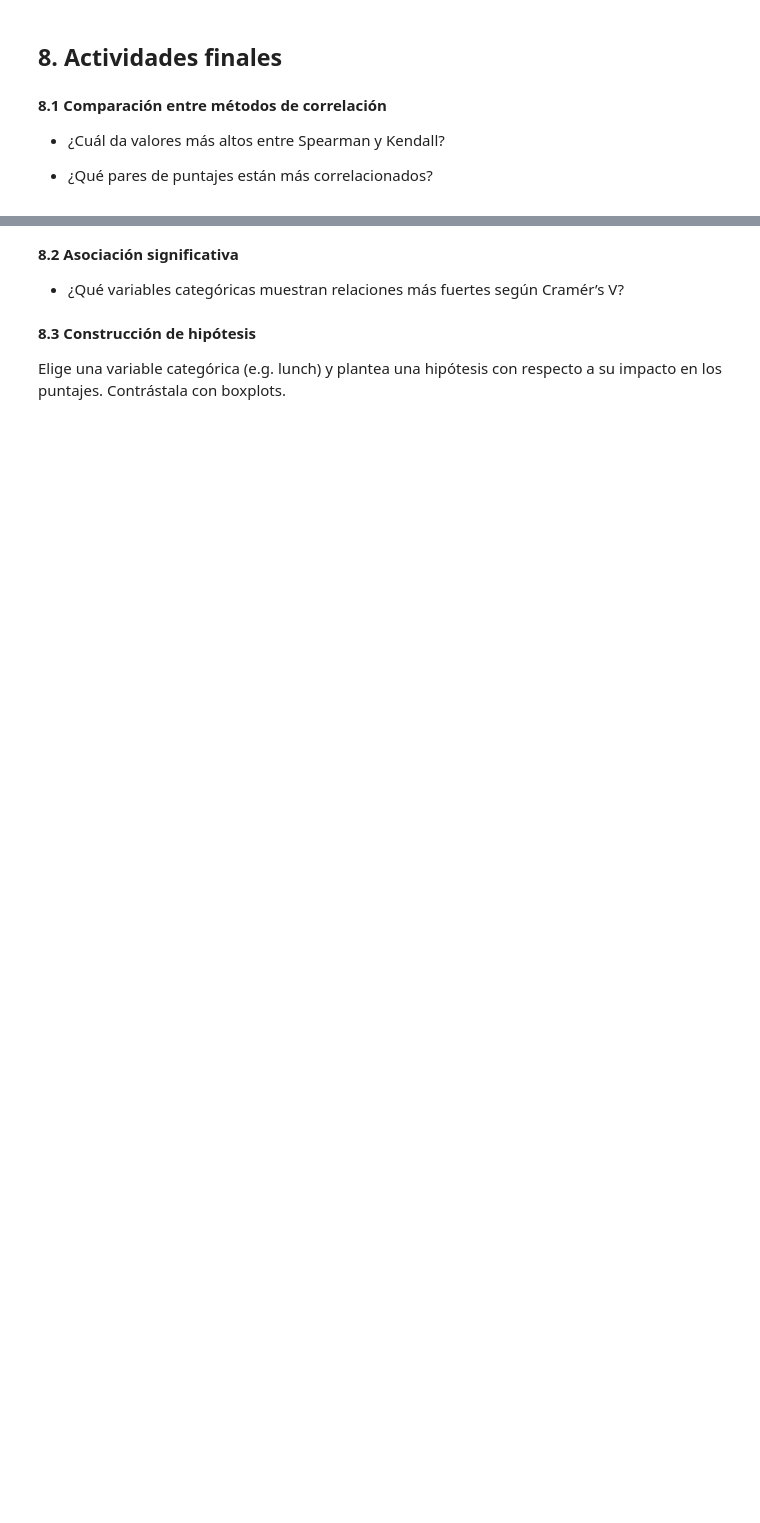
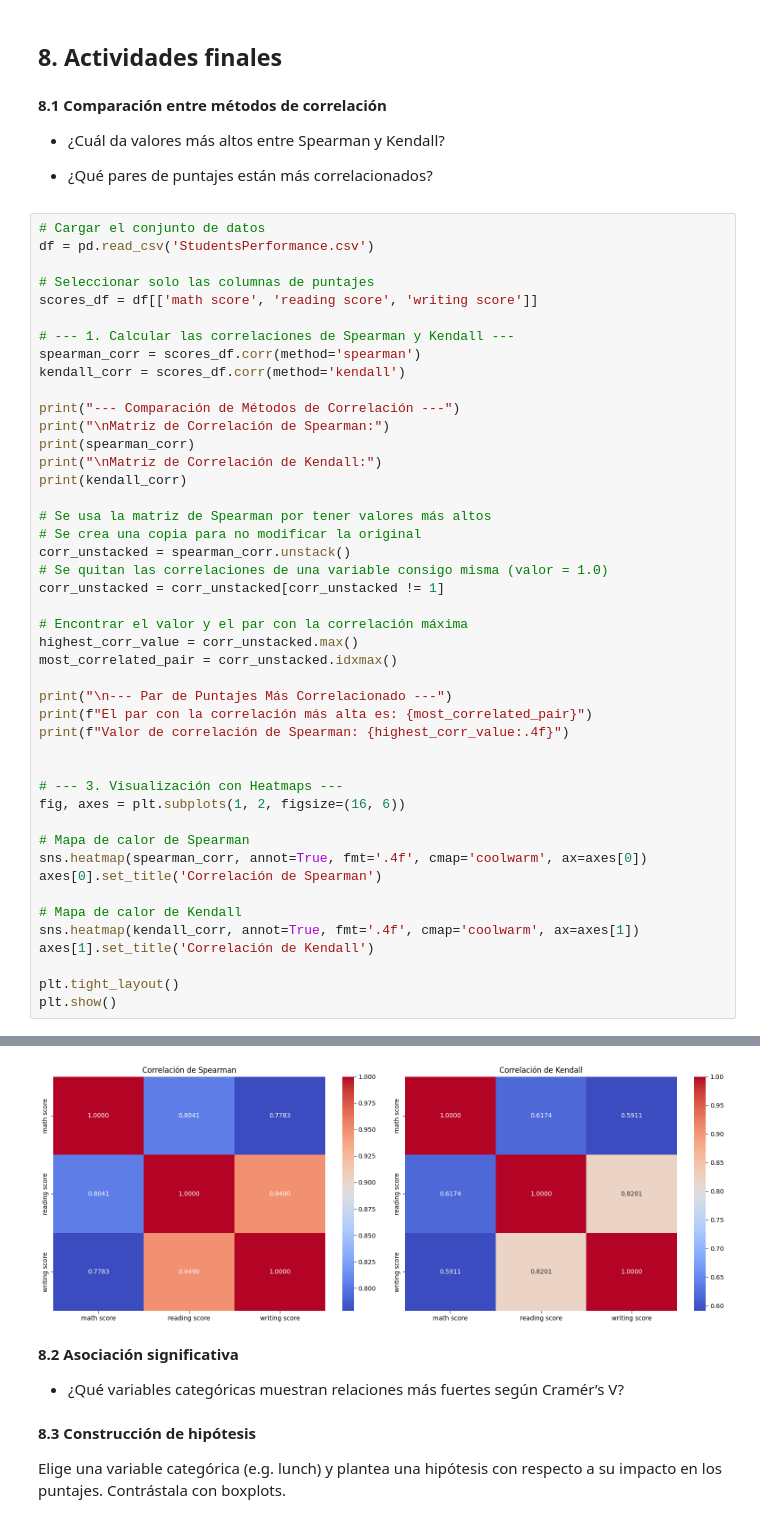
Before and after one commit to soyHouston256/CodeJam, a Jupyter notebook: modulo4_analisis_exploratorio/Correlations_and_associations.ipynb, the cells around one changed output, grey strips where cells are left out. Saved outputs shown, nothing was run; the diff lists cells and outputs as text; blank space fills up the shorter version.

```diff
--- a/modulo4_analisis_exploratorio/Correlations_and_associations.ipynb
+++ b/modulo4_analisis_exploratorio/Correlations_and_associations.ipynb
@@ -150,3 +186,49 @@ plt.show()
 - ¿Cuál da valores más altos entre Spearman y Kendall?
 
 - ¿Qué pares de puntajes están más correlacionados?
+# %%
+# Cargar el conjunto de datos
+df = pd.read_csv('StudentsPerformance.csv')
+
+# Seleccionar solo las columnas de puntajes
+scores_df = df[['math score', 'reading score', 'writing score']]
+
+# --- 1. Calcular las correlaciones de Spearman y Kendall ---
+spearman_corr = scores_df.corr(method='spearman')
+kendall_corr = scores_df.corr(method='kendall')
+
+print("--- Comparación de Métodos de Correlación ---")
+print("\nMatriz de Correlación de Spearman:")
+print(spearman_corr)
+print("\nMatriz de Correlación de Kendall:")
+print(kendall_corr)
+
+# Se usa la matriz de Spearman por tener valores más altos
+# Se crea una copia para no modificar la original
+corr_unstacked = spearman_corr.unstack()
+# Se quitan las correlaciones de una variable consigo misma (valor = 1.0)
+corr_unstacked = corr_unstacked[corr_unstacked != 1]
+
+# Encontrar el valor y el par con la correlación máxima
+highest_corr_value = corr_unstacked.max()
+most_correlated_pair = corr_unstacked.idxmax()
+
+print("\n--- Par de Puntajes Más Correlacionado ---")
+print(f"El par con la correlación más alta es: {most_correlated_pair}")
+print(f"Valor de correlación de Spearman: {highest_corr_value:.4f}")
+
+
+# --- 3. Visualización con Heatmaps ---
+fig, axes = plt.subplots(1, 2, figsize=(16, 6))
+
+# Mapa de calor de Spearman
+sns.heatmap(spearman_corr, annot=True, fmt='.4f', cmap='coolwarm', ax=axes[0])
+axes[0].set_title('Correlación de Spearman')
+
+# Mapa de calor de Kendall
+sns.heatmap(kendall_corr, annot=True, fmt='.4f', cmap='coolwarm', ax=axes[1])
+axes[1].set_title('Correlación de Kendall')
+
+plt.tight_layout()
+plt.show()
+# %% [output]
@@ -153,3 +252,4 @@ plt.show()
+[figure, added]
 # %% [markdown]
 
 **8.2 Asociación significativa**
```
Also changed, not shown: parts of 12 cells of this notebook.
